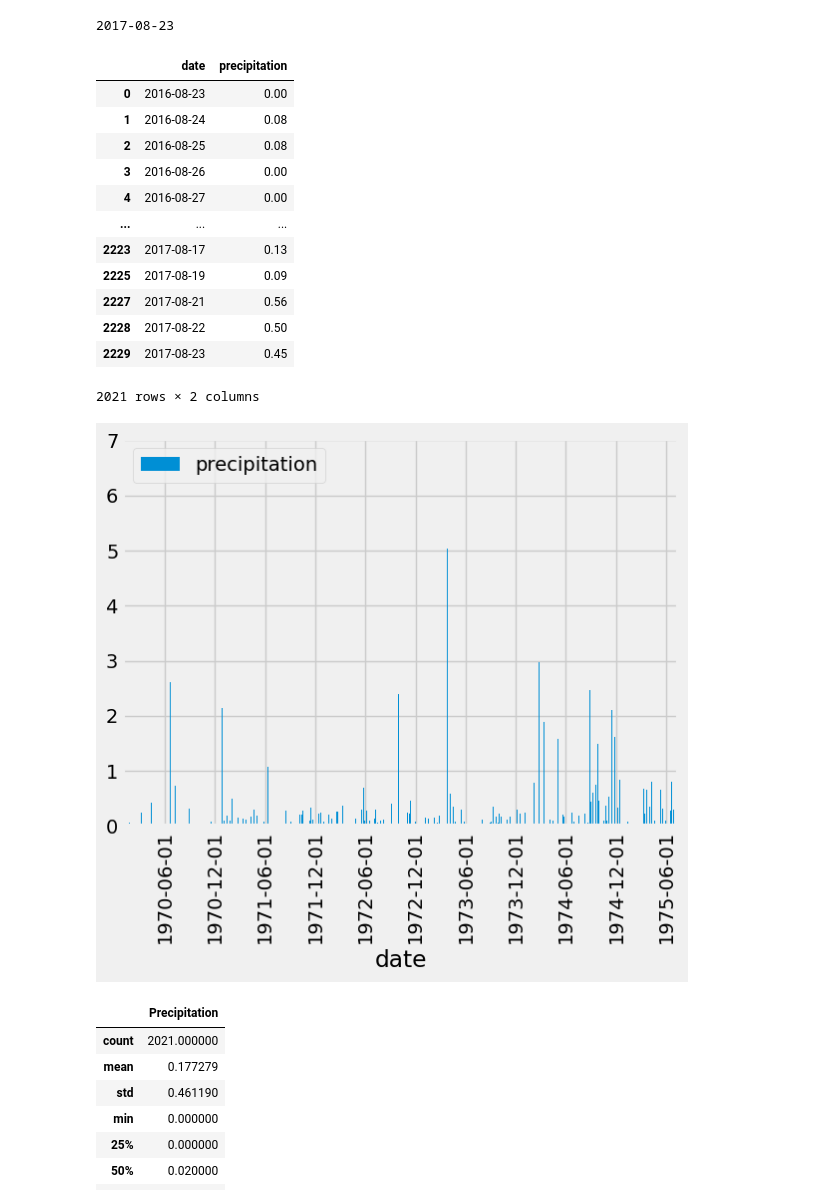
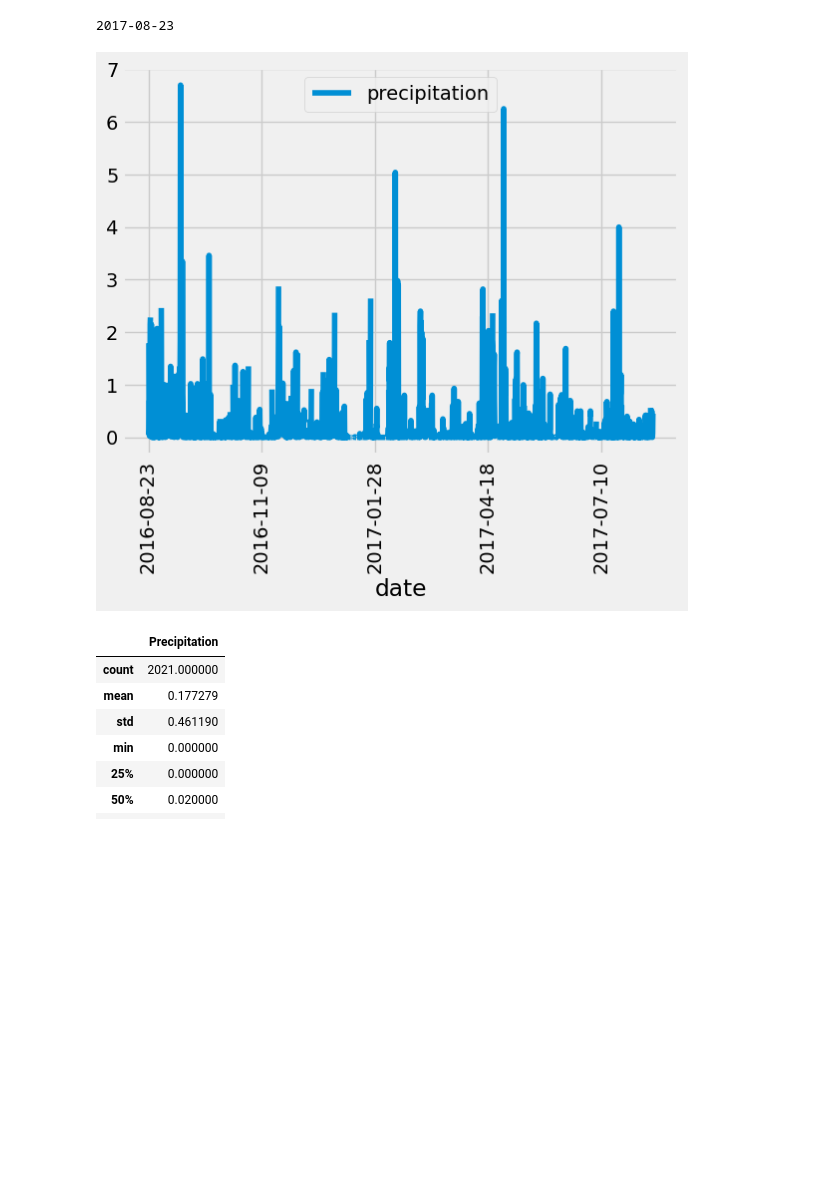
Before and after one commit to grantgorham26/sqlalchemy-challenge, a Jupyter notebook: SurfsUp/climate_starter.ipynb, the cells around one changed output. Cells and saved outputs as stored; diff of their text form; code cells hidden in the pictures; blank space fills up the shorter version.

```diff
--- a/SurfsUp/climate_starter.ipynb
+++ b/SurfsUp/climate_starter.ipynb
@@ -75,45 +75,36 @@ print(recent_rain.date)
 # %%
 #chatgpt was used to help me write this code
 # Design a query to retrieve the last 12 months of precipitation data and plot the results.
 # Starting from the most recent data point in the database.
 start_date_str = recent_rain.date
 start_date = datetime.strptime(start_date_str, '%Y-%m-%d')
 
 
 # Calculate the date one year from the last date in data set.
 end_date = start_date - timedelta(days=365)
 
 # Perform a query to retrieve the data and precipitation scores
 past_year = session.query(Measurement.date,Measurement.prcp).filter(
     Measurement.date <= start_date_str,
     Measurement.date >= end_date.strftime('%Y-%m-%d')).all()
 
 # Save the query results as a Pandas DataFrame. Explicitly set the column names
 precip_df=pd.DataFrame([(item.date, item.prcp) for item in past_year],
                   columns=['date', 'precipitation'])
 
 
 
 
+
 # Sort the dataframe by date
-
+precip_df=precip_df.sort_values("date")
+ax=precip_df.plot(x='date', y='precipitation')
+plt.xticks(rotation=90)
+plt.show()
 
 # Use Pandas Plotting with Matplotlib to plot the data
 # %% [output]
-|  | date | precipitation |
-| 0 | 2016-08-23 | 0.00 |
-| 1 | 2016-08-24 | 0.08 |
-| 2 | 2016-08-25 | 0.08 |
-| 3 | 2016-08-26 | 0.00 |
-| 4 | 2016-08-27 | 0.00 |
-| ... | ... | ... |
-| 2223 | 2017-08-17 | 0.13 |
-| 2225 | 2017-08-19 | 0.09 |
-| 2227 | 2017-08-21 | 0.56 |
-| 2228 | 2017-08-22 | 0.50 |
-| 2229 | 2017-08-23 | 0.45 |
-2021 rows × 2 columns
-[figure, old version]
+[figure, new version]
 # %%
 # Use Pandas to calculate the summary statistics for the precipitation data
 precip_df.describe()
```
Also changed, not shown: parts of 8 cells of this notebook.
